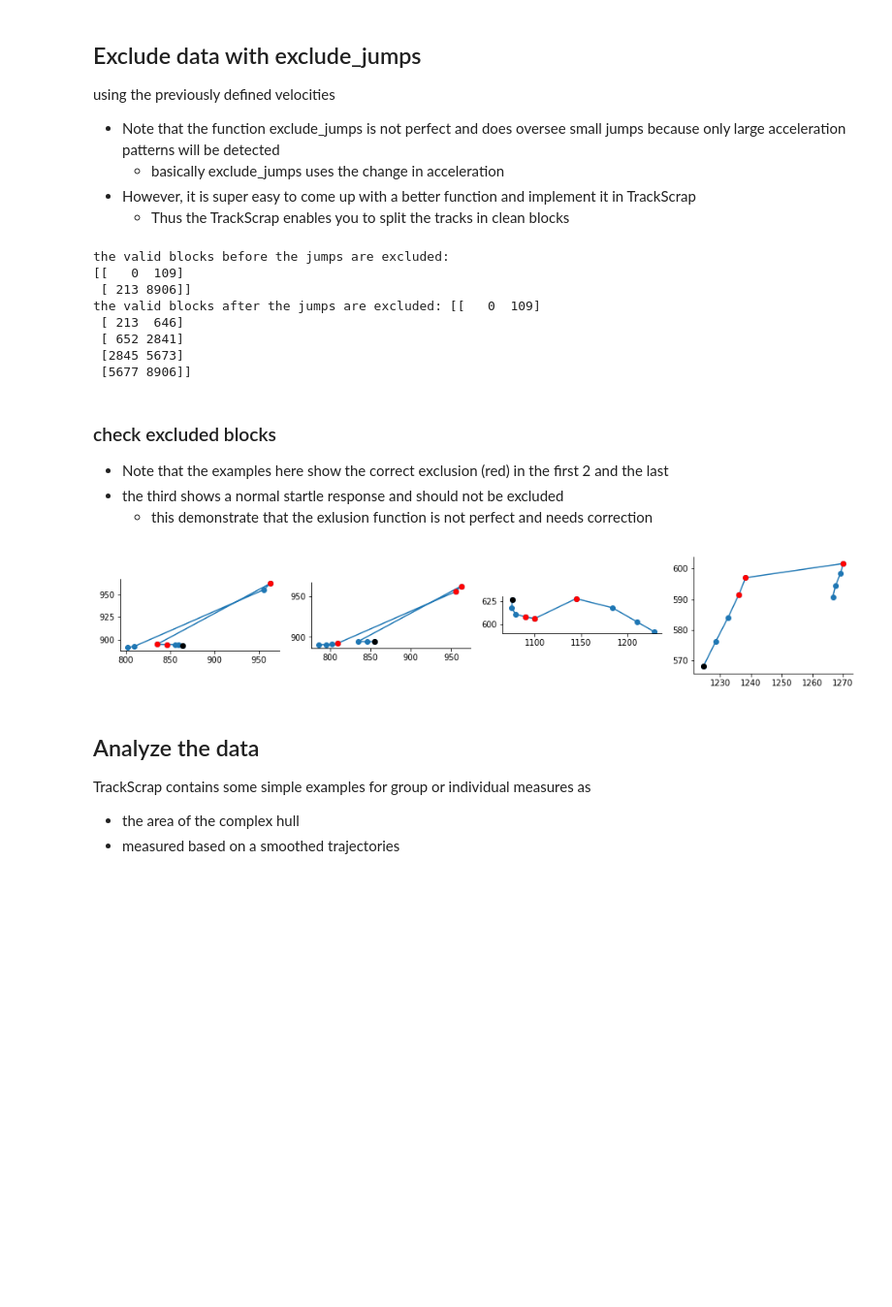
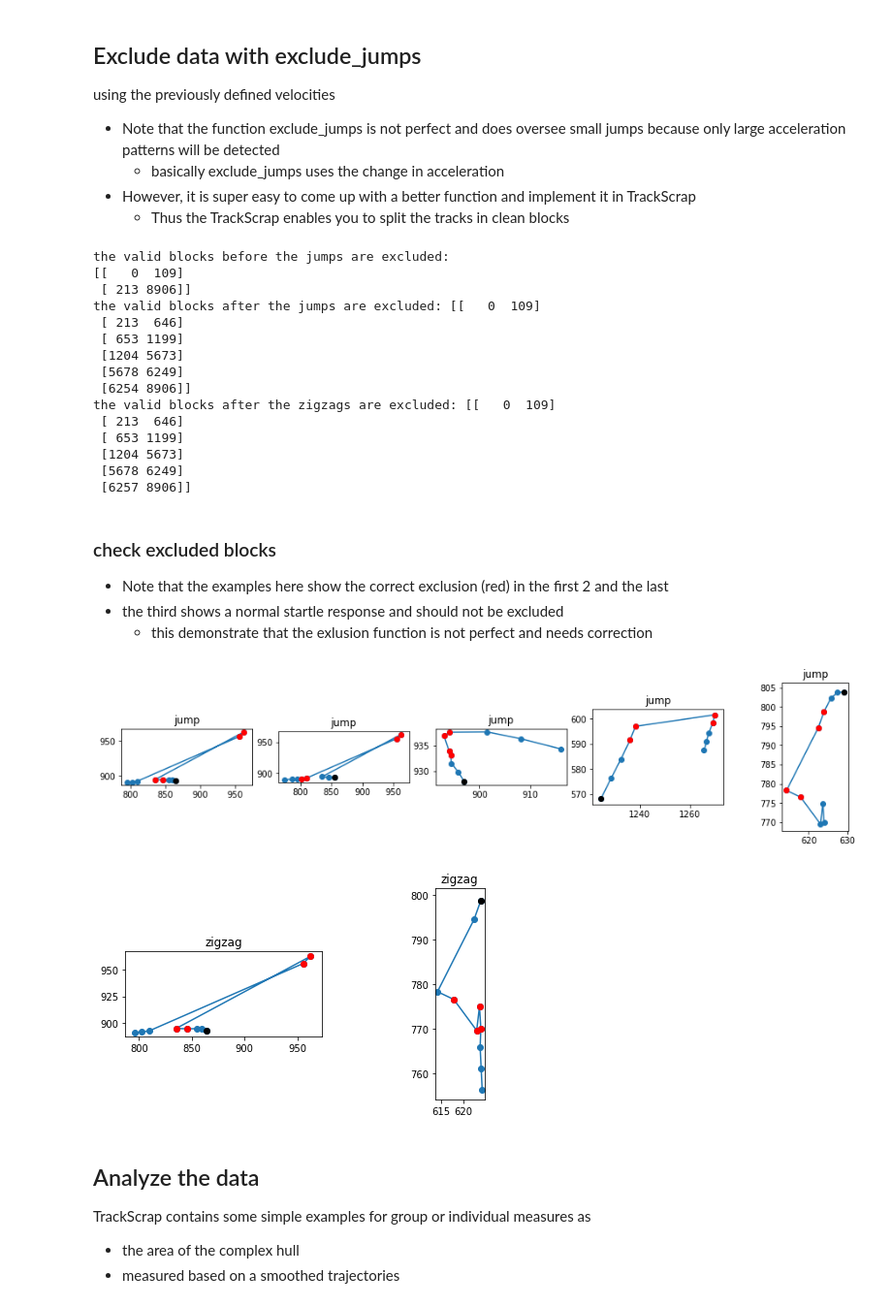
Before and after one commit to PaPeK/TrackScrap, a Jupyter notebook: notebooks/TrackScrapExample.ipynb, the cells around one changed output. Shown at 97% size. Cells and saved outputs as stored; diff of their text form; code cells hidden in the pictures; blank space fills up the shorter version.

```diff
--- a/notebooks/TrackScrapExample.ipynb
+++ b/notebooks/TrackScrapExample.ipynb
@@ -69,17 +70,27 @@ using the previously defined velocities
 # %%
 print('the valid blocks before the jumps are excluded:')
 print(vid.v_block)
-blocks = vid.exclude_jumps(maxSpeed, meanSpeed, returnBlocks=True)
+# blocks = vid.exclude_jumps(maxSpeed, meanSpeed, returnBlocks=True)
+jump_blocks = vid.exclude_jumps2(returnBlocks=True)
 print('the valid blocks after the jumps are excluded:', vid.v_block)
+zigzag_blocks = vid.exclude_zigZag(meanSpeed*0.5, returnBlocks=True)
+print('the valid blocks after the zigzags are excluded:', vid.v_block)
 # %% [output]
 the valid blocks before the jumps are excluded:
 [[   0  109]
  [ 213 8906]]
 the valid blocks after the jumps are excluded: [[   0  109]
  [ 213  646]
- [ 652 2841]
- [2845 5673]
- [5677 8906]]
+ [ 653 1199]
+ [1204 5673]
+ [5678 6249]
+ [6254 8906]]
+the valid blocks after the zigzags are excluded: [[   0  109]
+ [ 213  646]
+ [ 653 1199]
+ [1204 5673]
+ [5678 6249]
+ [6257 8906]]
 # %% [markdown]
 ### check excluded blocks
 * Note that the examples here show the correct exclusion (red) in the first 2 and the last
@@ -88,23 +99,27 @@ the valid blocks after the jumps are excluded: [[   0  109]
 # %%
 ID = 0
 t_embed = 3
-N = len(blocks)
-f, axs = plt.subplots(1, N, figsize=plt.figaspect(1/N))
-for i, block in enumerate(blocks):
-    ax = axs[i]
-    s = block[0] - t_embed
-    e = block[1] + t_embed + 1
-    da = vid.dat[s:e, ID].T
-    ax.plot(da[0], da[1], marker='o')
-    # mark the start black:
-    ax.scatter(da[0, 0], da[1, 0], c='k', zorder=3)
-    # mark the excluded stuff red:
-    da = da[:, t_embed:-t_embed]
-    ax.scatter(da[0], da[1], c='r', zorder=3)
-    # ensure
-    ax.set_aspect('equal')
+titles = ['jump', 'zigzag']
+for k, blocks in enumerate([jump_blocks, zigzag_blocks]):
+    N = len(blocks)
+    f, axs = plt.subplots(1, N, figsize=plt.figaspect(1/N))
+    for i, block in enumerate(blocks[:N]):
+        ax = axs[i]
+        s = block[0] - t_embed
+        e = block[1] + t_embed + 1
+        da = vid.dat[s:e, ID].T
+        ax.plot(da[0], da[1], marker='o')
+        # mark the start black:
+        ax.scatter(da[0, 0], da[1, 0], c='k', zorder=3)
+        # mark the excluded stuff red:
+        da = da[:, t_embed:-t_embed]
+        ax.scatter(da[0], da[1], c='r', zorder=3)
+        # ensure
+        ax.set_aspect('equal')
+        ax.set_title(titles[k])
 # %% [output]
-[figure, old version]
+[figure, new version]
+[figure, added]
 # %% [markdown]
 ## Analyze the data
 TrackScrap contains some simple examples for group or individual measures as
```
Also changed, not shown: parts of 7 cells of this notebook, 3 other files.
